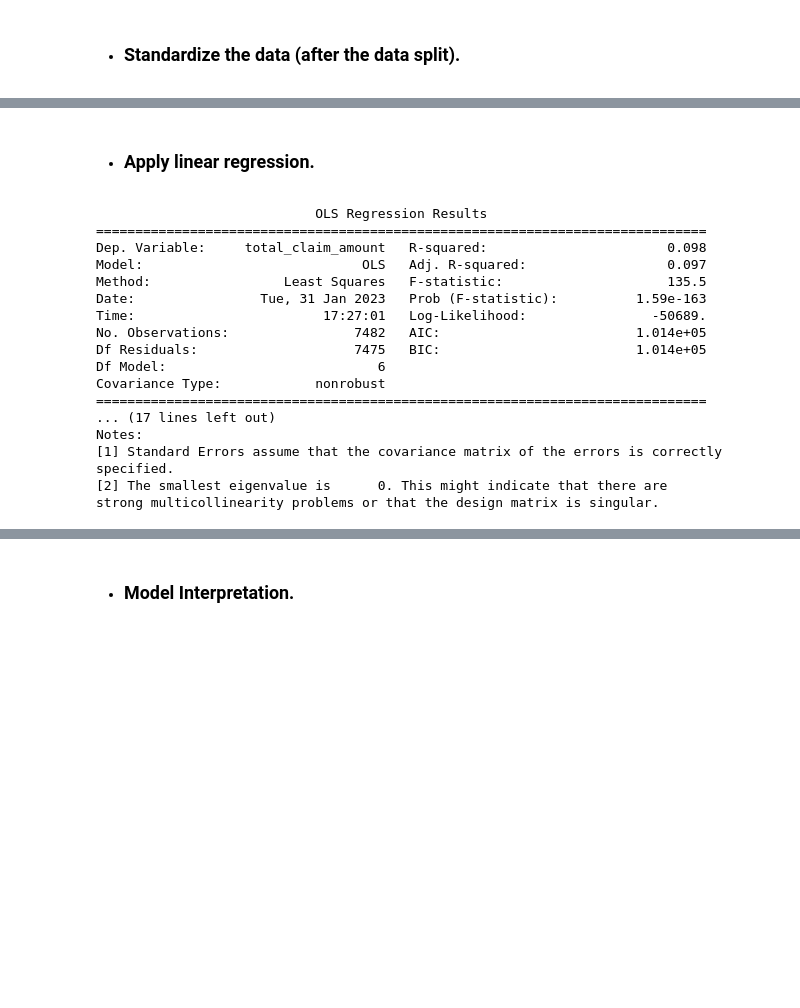
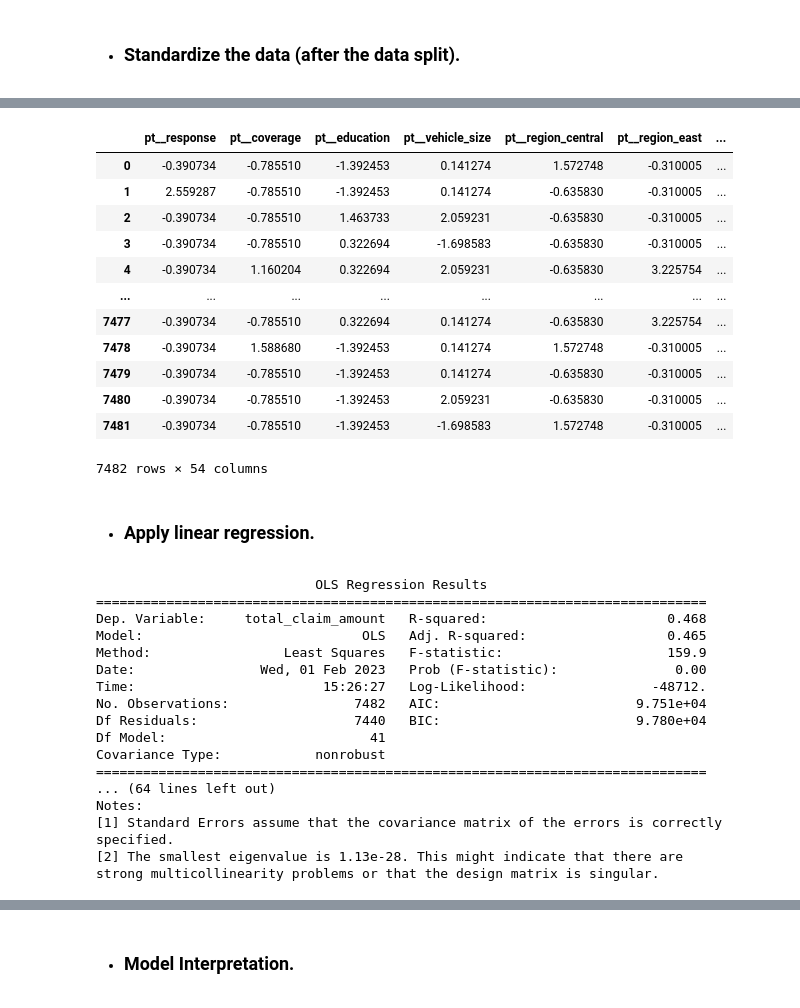
Before and after one commit to vlad-lis/Ironhack-Labs, a Jupyter notebook: Week4/Day1,2/Lab - data transformation.ipynb, the cells around one changed output, grey strips where cells are left out. Saved outputs shown, nothing was run; the diff lists cells and outputs as text; code cells hidden in the pictures; blank space fills up the shorter version.

```diff
--- a/Week4/Day1,2/Lab - data transformation.ipynb
+++ b/Week4/Day1,2/Lab - data transformation.ipynb
@@ -203,32 +229,43 @@ X_test_ct = pd.DataFrame(ct.transform(X_test),columns=ct.get_feature_names_out()
 # %%
 X_train = pd.DataFrame(X_train_ct)
+X_train
+# %% [output]
+|  | pt__response | pt__coverage | pt__education | pt__vehicle_size | pt__region_central | pt__region_east | ... |
+| 0 | -0.390734 | -0.785510 | -1.392453 | 0.141274 | 1.572748 | -0.310005 | ... |
+| 1 | 2.559287 | -0.785510 | -1.392453 | 0.141274 | -0.635830 | -0.310005 | ... |
+| 2 | -0.390734 | -0.785510 | 1.463733 | 2.059231 | -0.635830 | -0.310005 | ... |
+| 3 | -0.390734 | -0.785510 | 0.322694 | -1.698583 | -0.635830 | -0.310005 | ... |
+| 4 | -0.390734 | 1.160204 | 0.322694 | 2.059231 | -0.635830 | 3.225754 | ... |
+| ... | ... | ... | ... | ... | ... | ... | ... |
+| 7477 | -0.390734 | -0.785510 | 0.322694 | 0.141274 | -0.635830 | 3.225754 | ... |
+| 7478 | -0.390734 | 1.588680 | -1.392453 | 0.141274 | 1.572748 | -0.310005 | ... |
+| 7479 | -0.390734 | -0.785510 | -1.392453 | 0.141274 | -0.635830 | -0.310005 | ... |
+| 7480 | -0.390734 | -0.785510 | -1.392453 | 2.059231 | -0.635830 | -0.310005 | ... |
+| 7481 | -0.390734 | -0.785510 | -1.392453 | -1.698583 | 1.572748 | -0.310005 | ... |
+7482 rows × 54 columns
 # %% [markdown]
 * ### Apply linear regression.
 # %%
-X_train_const_ct = sm.add_constant(X_train_ct.to_numpy()) # adding a constant
+X_train = sm.add_constant(X_train.to_numpy()) # adding a constant
+model = sm.OLS(y_train, X_train).fit()
 
-model = sm.OLS(y_train, X_train_const_ct).fit()
-predictions_train = model.predict(X_train_const_ct)
-
-X_test_const_ct = sm.add_constant(X_test_ct) # adding a constant
-predictions_test = model.predict(X_test_const_ct)
 print_model = model.summary()
 print(print_model)
 # %% [output]
                             OLS Regression Results
 ==============================================================================
-Dep. Variable:     total_claim_amount   R-squared:                       0.098
-Model:                            OLS   Adj. R-squared:                  0.097
-Method:                 Least Squares   F-statistic:                     135.5
-Date:                Tue, 31 Jan 2023   Prob (F-statistic):          1.59e-163
-Time:                        17:27:01   Log-Likelihood:                -50689.
-No. Observations:                7482   AIC:                         1.014e+05
-Df Residuals:                    7475   BIC:                         1.014e+05
-Df Model:                           6
+Dep. Variable:     total_claim_amount   R-squared:                       0.468
+Model:                            OLS   Adj. R-squared:                  0.465
+Method:                 Least Squares   F-statistic:                     159.9
+Date:                Wed, 01 Feb 2023   Prob (F-statistic):               0.00
+Time:                        15:26:27   Log-Likelihood:                -48712.
+No. Observations:                7482   AIC:                         9.751e+04
+Df Residuals:                    7440   BIC:                         9.780e+04
+Df Model:                          41
 Covariance Type:            nonrobust
 ==============================================================================
-... (17 lines left out)
+... (64 lines left out)
 Notes:
 [1] Standard Errors assume that the covariance matrix of the errors is correctly specified.
-[2] The smallest eigenvalue is      0. This might indicate that there are
+[2] The smallest eigenvalue is 1.13e-28. This might indicate that there are
 strong multicollinearity problems or that the design matrix is singular.
```
Also changed, not shown: parts of 17 cells of this notebook, 2 other files.
